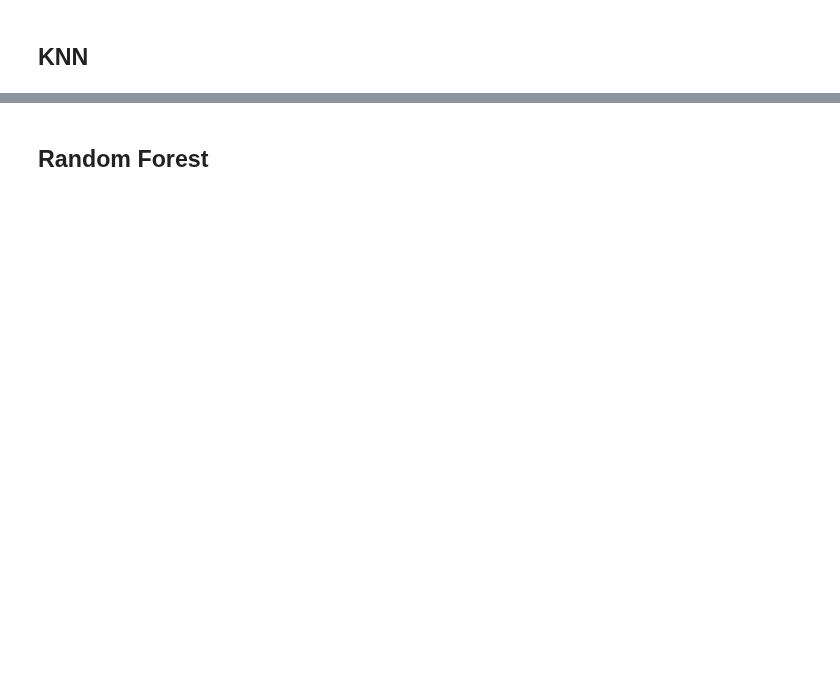
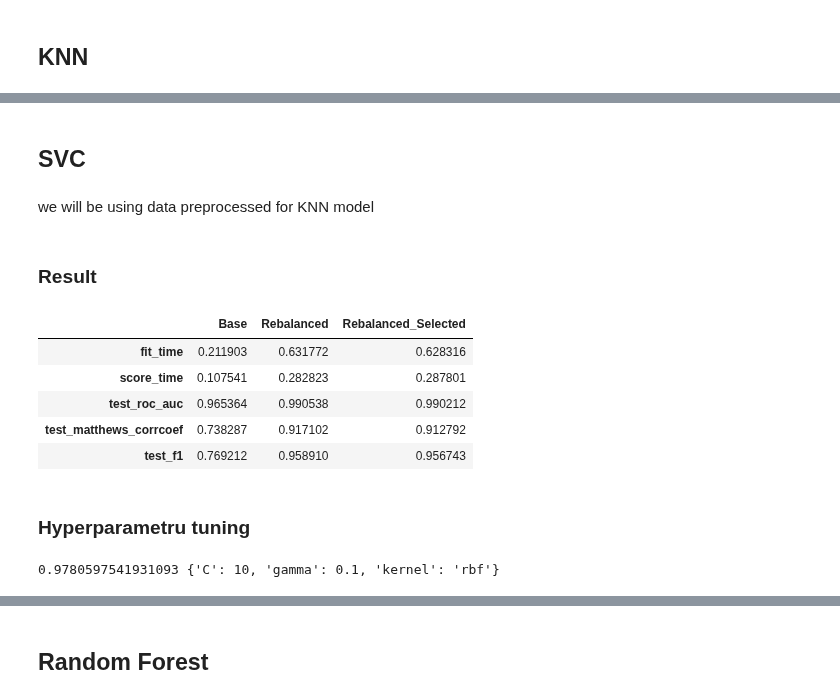
Before and after one commit to kasiadybcio/Credit_card, a Jupyter notebook: notebooks/3.models.ipynb, the cells around one changed output, grey strips where cells are left out. Drawn from its saved outputs; the diff is of its cells as text; code cells hidden in the pictures; blank space fills up the shorter version.

```diff
--- a/notebooks/3.models.ipynb
+++ b/notebooks/3.models.ipynb
@@ -184,0 +298,23 @@ dtype: float64
+# %% [markdown]
+## SVC
+# %%
+clf = SVC()
+# %% [markdown]
+we will be using data preprocessed for KNN model
+# %%
+res = []
+for i in range(len(scal_data)):
+    res.append(cross_validate(clf, scal_data[i][0].values, scal_data[i][1].values.ravel(), scoring = scoring ,cv=cv))
+# %% [markdown]
+### Result
+# %%
+pd.DataFrame([pd.DataFrame(res[0]).mean(),pd.DataFrame(res[1]).mean(),pd.DataFrame(res[2]).mean()]).T.rename(columns={0:'Base',1:'Rebalanced',2:'Rebalanced_Selected'})
+# %% [output]
+|  | Base | Rebalanced | Rebalanced_Selected |
+| fit_time | 0.211903 | 0.631772 | 0.628316 |
+| score_time | 0.107541 | 0.282823 | 0.287801 |
+| test_roc_auc | 0.965364 | 0.990538 | 0.990212 |
+| test_matthews_corrcoef | 0.738287 | 0.917102 | 0.912792 |
+| test_f1 | 0.769212 | 0.958910 | 0.956743 |
+# %% [markdown]
+### Hyperparametru tuning
@@ -184,0 +328,4 @@ dtype: float64
+# %%
+print(grid_result.best_score_,grid_result.best_params_)
+# %% [output]
+0.9780597541931093 {'C': 10, 'gamma': 0.1, 'kernel': 'rbf'}
```
Also changed, not shown: parts of 55 cells of this notebook, 9 other files.
